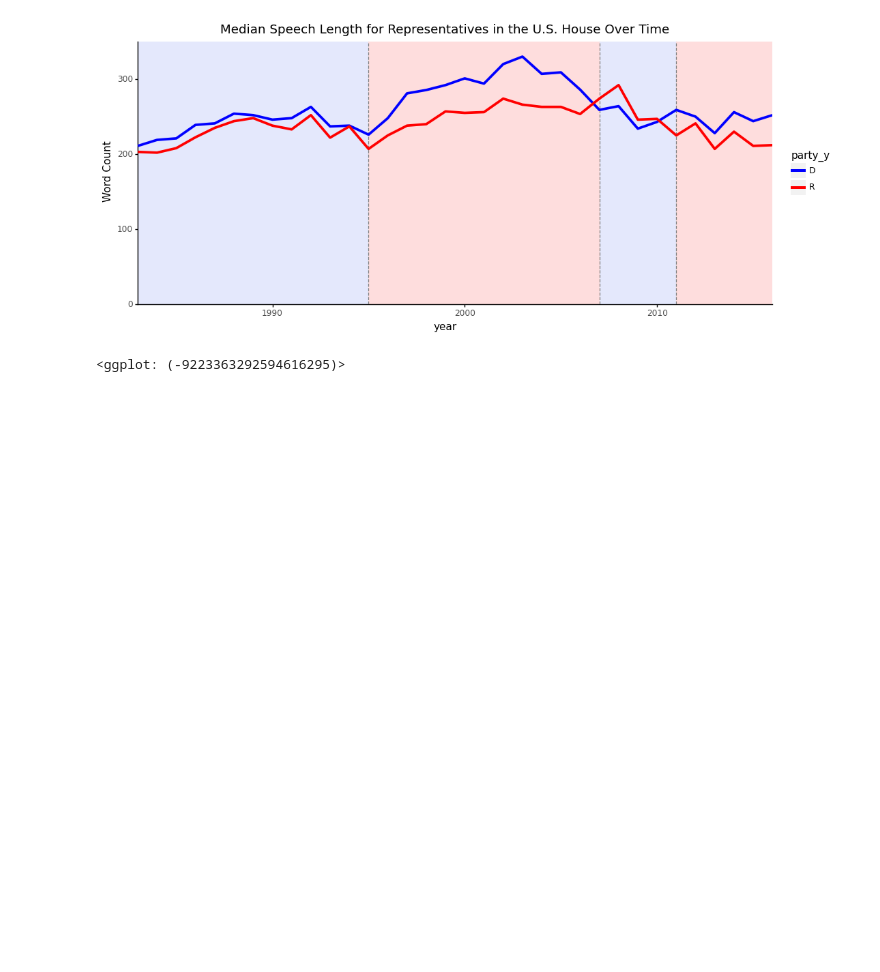
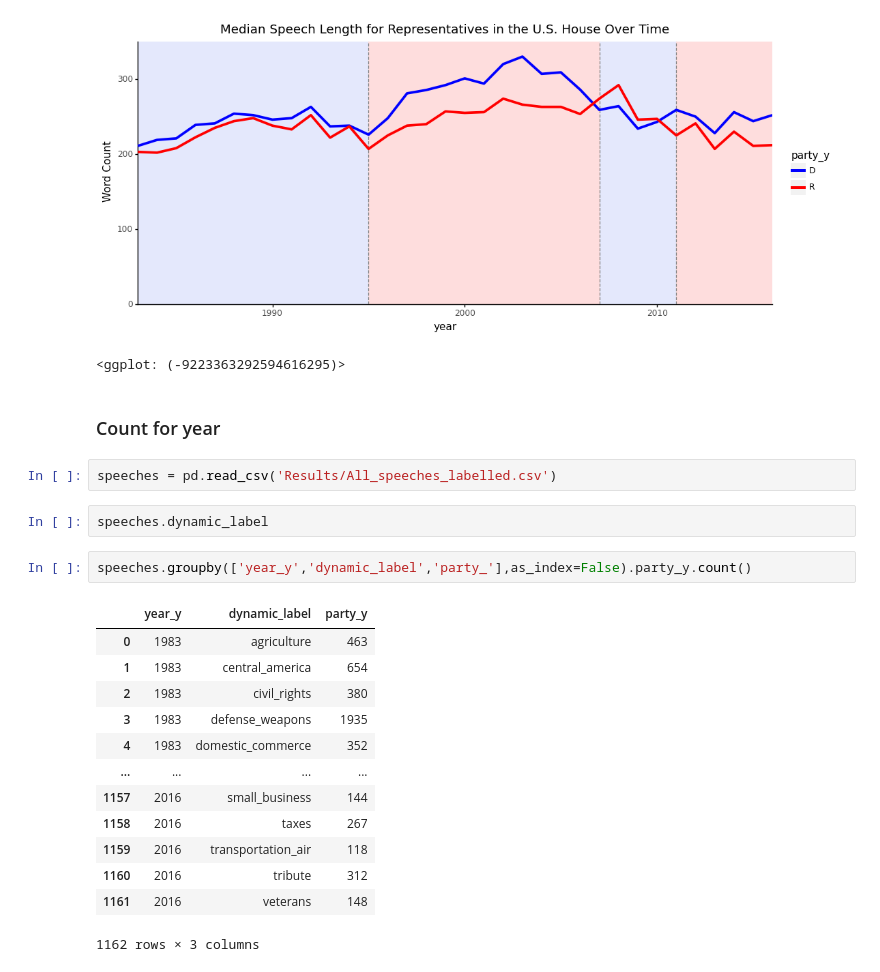
Before and after one commit to JM-Pearl/Dissertation, a Jupyter notebook: EDA House Speeches.ipynb, the cells around one changed output. Drawn from its saved outputs; the diff is of its cells as text; blank space fills up the shorter version.

Commit message:
Figures and tables for chapter 3

```diff
--- a/EDA House Speeches.ipynb
+++ b/EDA House Speeches.ipynb
@@ -356,3 +356,25 @@ ggplot(ldf.groupby(['year','party_y']).word_count.median().reset_index(),
 # %% [output]
 [figure]
 <ggplot: (-9223363292594616295)>
+# %% [markdown]
+### Count for year
+# %%
+speeches = pd.read_csv('Results/All_speeches_labelled.csv')
+# %%
+speeches.dynamic_label
+# %%
+speeches.groupby(['year_y','dynamic_label','party_'],as_index=False).party_y.count()
+# %% [output]
+|  | year_y | dynamic_label | party_y |
+| 0 | 1983 | agriculture | 463 |
+| 1 | 1983 | central_america | 654 |
+| 2 | 1983 | civil_rights | 380 |
+| 3 | 1983 | defense_weapons | 1935 |
+| 4 | 1983 | domestic_commerce | 352 |
+| ... | ... | ... | ... |
+| 1157 | 2016 | small_business | 144 |
+| 1158 | 2016 | taxes | 267 |
+| 1159 | 2016 | transportation_air | 118 |
+| 1160 | 2016 | tribute | 312 |
+| 1161 | 2016 | veterans | 148 |
+1162 rows × 3 columns
```
Also changed, not shown: parts of 1 cell of this notebook, 1 other file.
